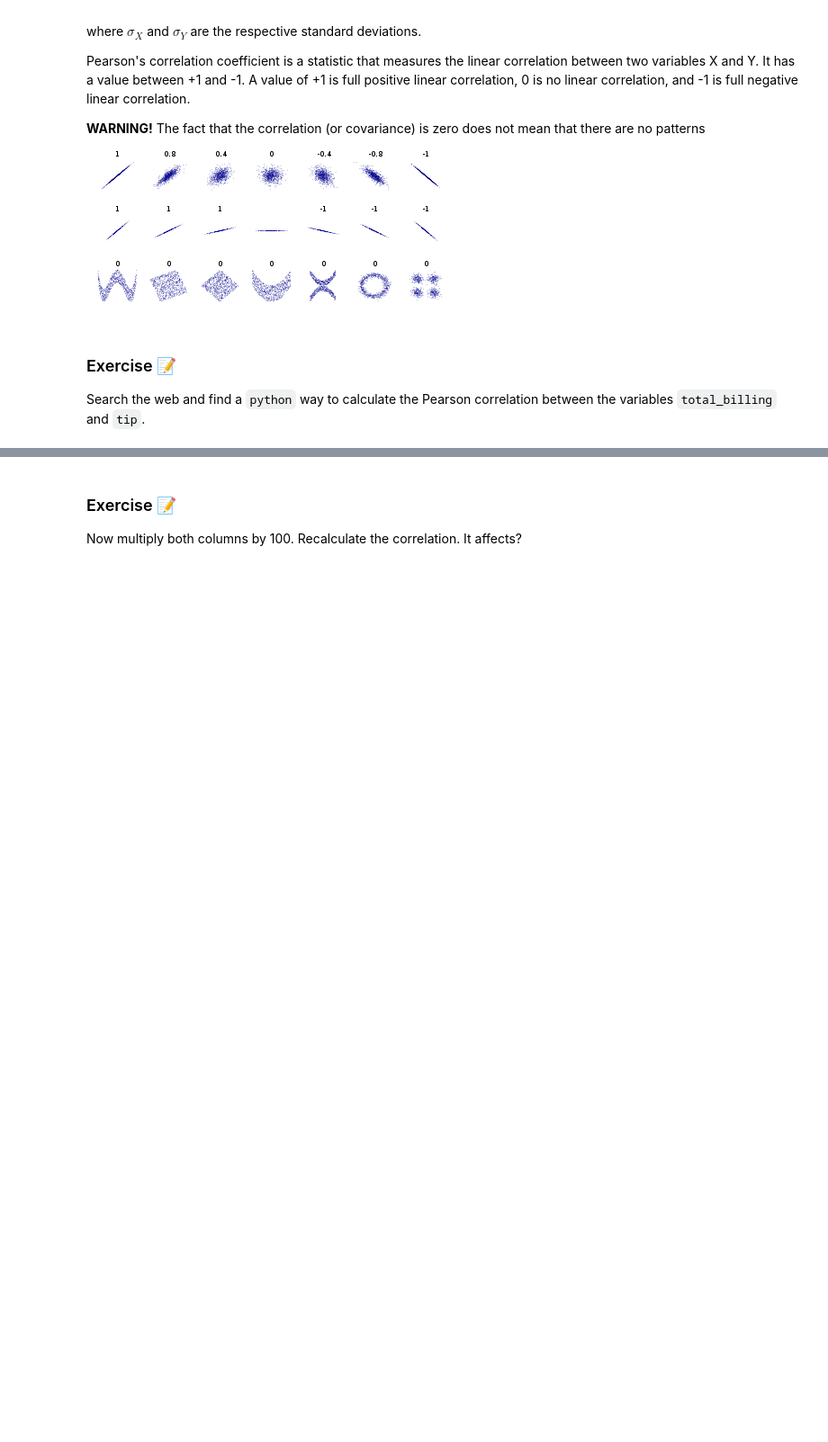
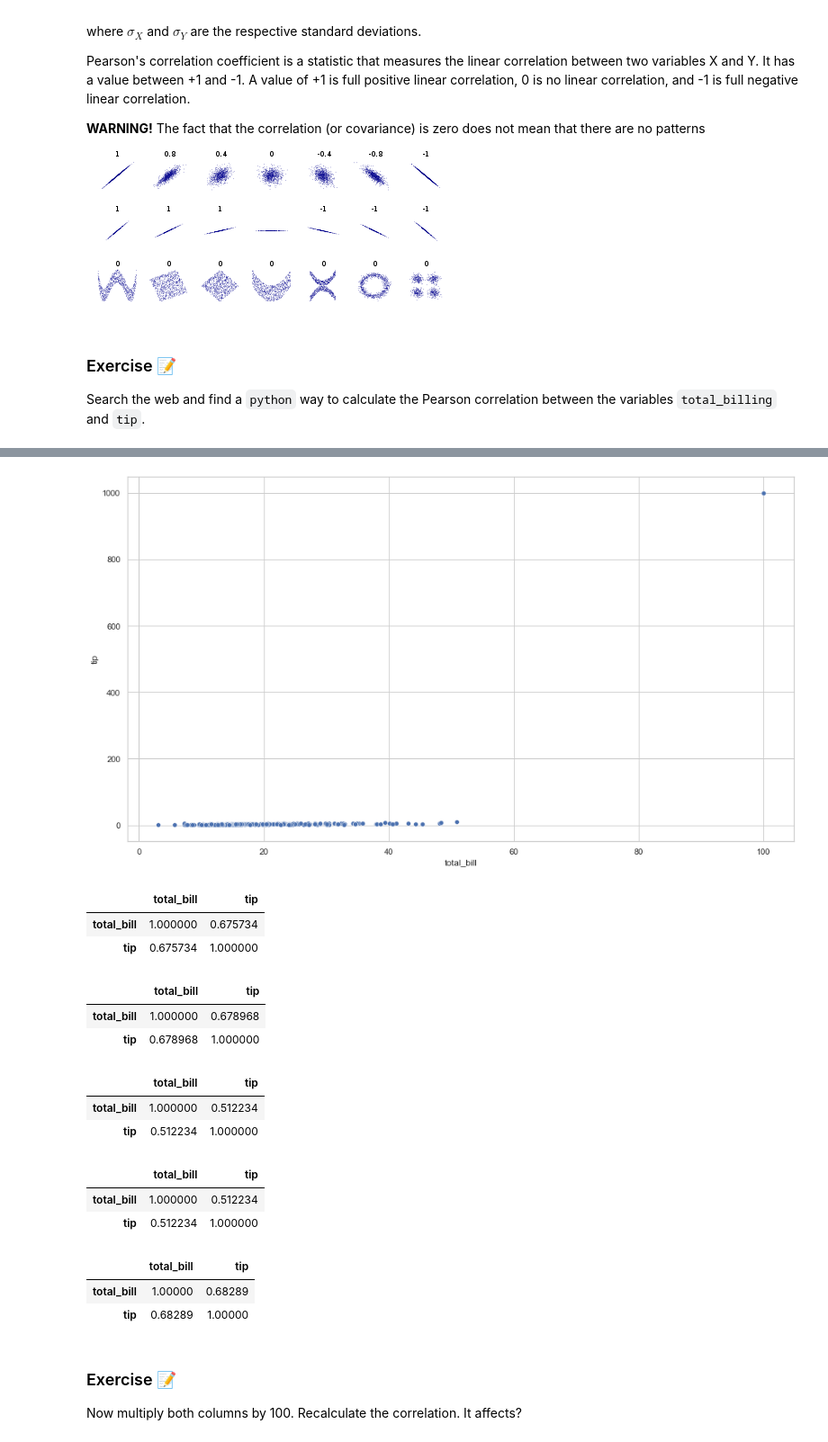
Before and after one commit to Ironhack-data-bcn-feb-2023/lectures, a Jupyter notebook: 28. Intro to statistics.ipynb, the cells around one changed output, grey strips where cells are left out. Shown at 90% size. Saved outputs shown, nothing was run; the diff lists cells and outputs as text; code cells hidden in the pictures; blank space fills up the shorter version.

```diff
--- a/28. Intro to statistics.ipynb
+++ b/28. Intro to statistics.ipynb
@@ -597,0 +706,2 @@ Search the web and find a `python` way to calculate the Pearson correlation betw
+# %%
+tips.append(messi)
@@ -597,0 +710,2 @@ Search the web and find a `python` way to calculate the Pearson correlation betw
+# %%
+df_messi = pd.concat([tips, pd.DataFrame([messi])], ignore_index=True)
@@ -598,3 +747,37 @@ Search the web and find a `python` way to calculate the Pearson correlation betw
+# %%
+sns.scatterplot(x=df_messi.total_bill, y=df_messi.tip);
+# %% [output]
+[figure, added]
+# %%
+tips[["total_bill", "tip"]].corr() #0.67 sin outliers con pearson
+# %% [output]
+|  | total_bill | tip |
+| total_bill | 1.000000 | 0.675734 |
+| tip | 0.675734 | 1.000000 |
+# %%
+tips[["total_bill", "tip"]].corr(method="spearman") #0.67 sin outliers spearman
+# %% [output]
+|  | total_bill | tip |
+| total_bill | 1.000000 | 0.678968 |
+| tip | 0.678968 | 1.000000 |
+# %%
+df_messi[["total_bill", "tip"]].corr()
+# %% [output]
+|  | total_bill | tip |
+| total_bill | 1.000000 | 0.512234 |
+| tip | 0.512234 | 1.000000 |
+# %%
+df_messi[["total_bill", "tip"]].corr(method="pearson") # CON outliers (pearson): 0.51
+# %% [output]
+|  | total_bill | tip |
+| total_bill | 1.000000 | 0.512234 |
+| tip | 0.512234 | 1.000000 |
+# %%
+df_messi[["total_bill", "tip"]].corr(method="spearman") # CON outliers (spearman) 0.68
+# %% [output]
+|  | total_bill | tip |
+| total_bill | 1.00000 | 0.68289 |
+| tip | 0.68289 | 1.00000 |
 # %% [markdown]
 ### Exercise 📝
 Now multiply both columns by 100. Recalculate the correlation. It affects?
```
Also changed, not shown: parts of 15 cells of this notebook.
